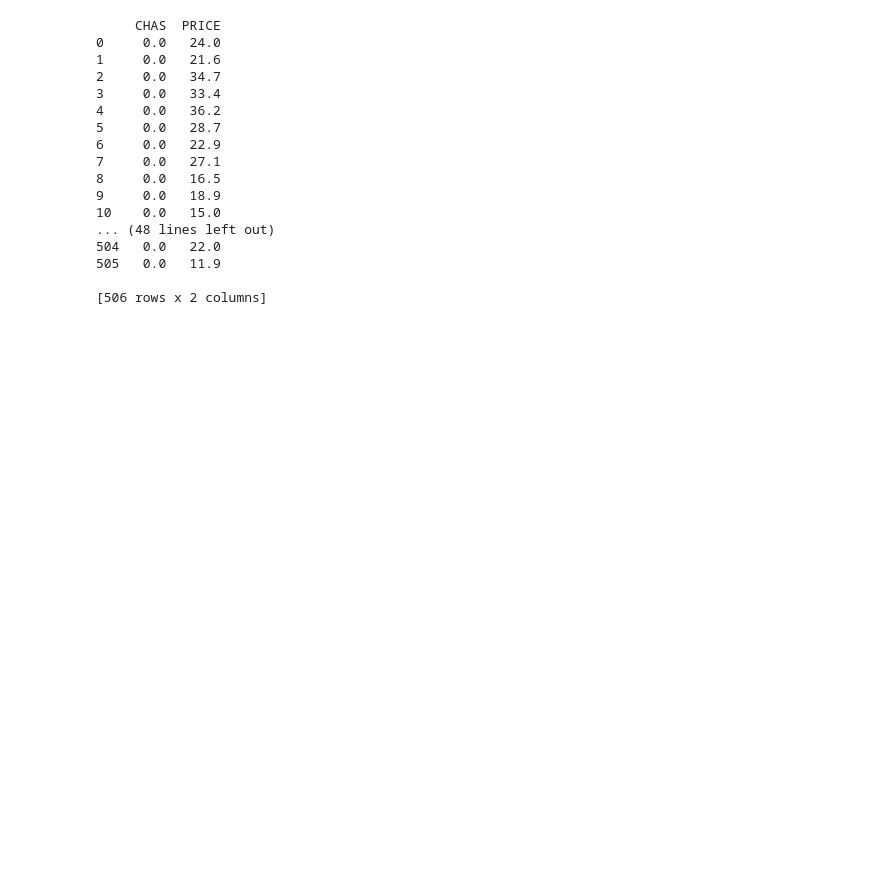
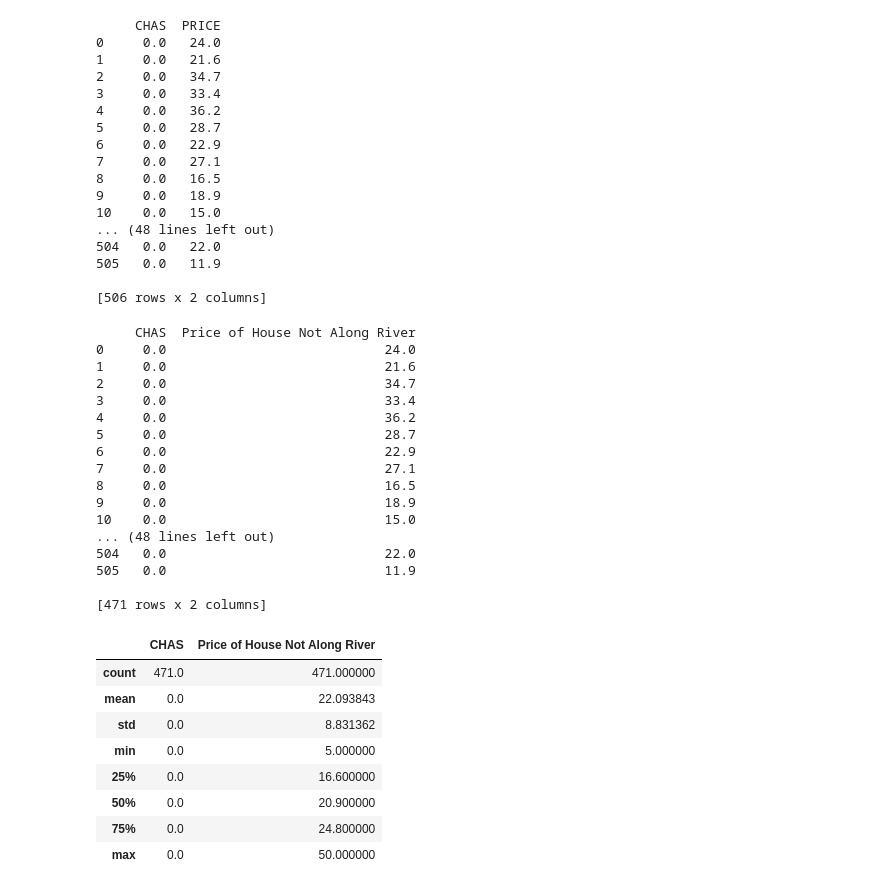
Before and after one commit to shanecanny1/Machine-Learning-and-Statistics-Project, a Jupyter notebook: Machine Learning Project Boston House Prices.ipynb, the cells around one changed output. Cells and saved outputs as stored; diff of their text form; code cells hidden in the pictures; blank space fills up the shorter version.

```diff
--- a/Machine Learning Project Boston House Prices.ipynb
+++ b/Machine Learning Project Boston House Prices.ipynb
@@ -235,3 +260,42 @@ print(river_house_price)
 505   0.0   11.9
 
 [506 rows x 2 columns]
+# %%
+
+## Creating a dataframe of house and prices that are not along the river ##
+house_away_from_river=river_house_price[river_house_price.CHAS == 0]
+
+## Renaming Columns Names for Clarity ##
+
+house_away_from_river.columns = ['CHAS', 'Price of House Not Along River']
+print(house_away_from_river)
+
+## Listing Summary Statistics for Price of House ot along the river ##
+house_away_from_river.describe()
+# %% [output]
+     CHAS  Price of House Not Along River
+0     0.0                            24.0
+1     0.0                            21.6
+2     0.0                            34.7
+3     0.0                            33.4
+4     0.0                            36.2
+5     0.0                            28.7
+6     0.0                            22.9
+7     0.0                            27.1
+8     0.0                            16.5
+9     0.0                            18.9
+10    0.0                            15.0
+... (48 lines left out)
+504   0.0                            22.0
+505   0.0                            11.9
+
+[471 rows x 2 columns]
+|  | CHAS | Price of House Not Along River |
+| count | 471.0 | 471.000000 |
+| mean | 0.0 | 22.093843 |
+| std | 0.0 | 8.831362 |
+| min | 0.0 | 5.000000 |
+| 25% | 0.0 | 16.600000 |
+| 50% | 0.0 | 20.900000 |
+| 75% | 0.0 | 24.800000 |
+| max | 0.0 | 50.000000 |
```
Also changed, not shown: parts of 3 cells of this notebook.
